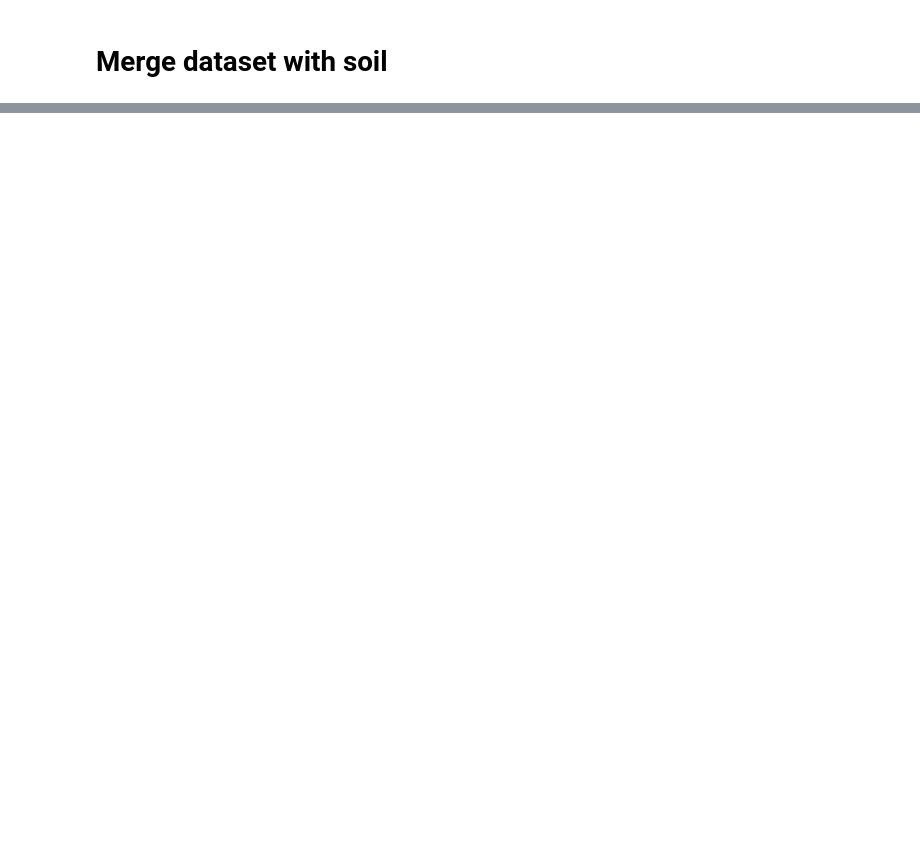
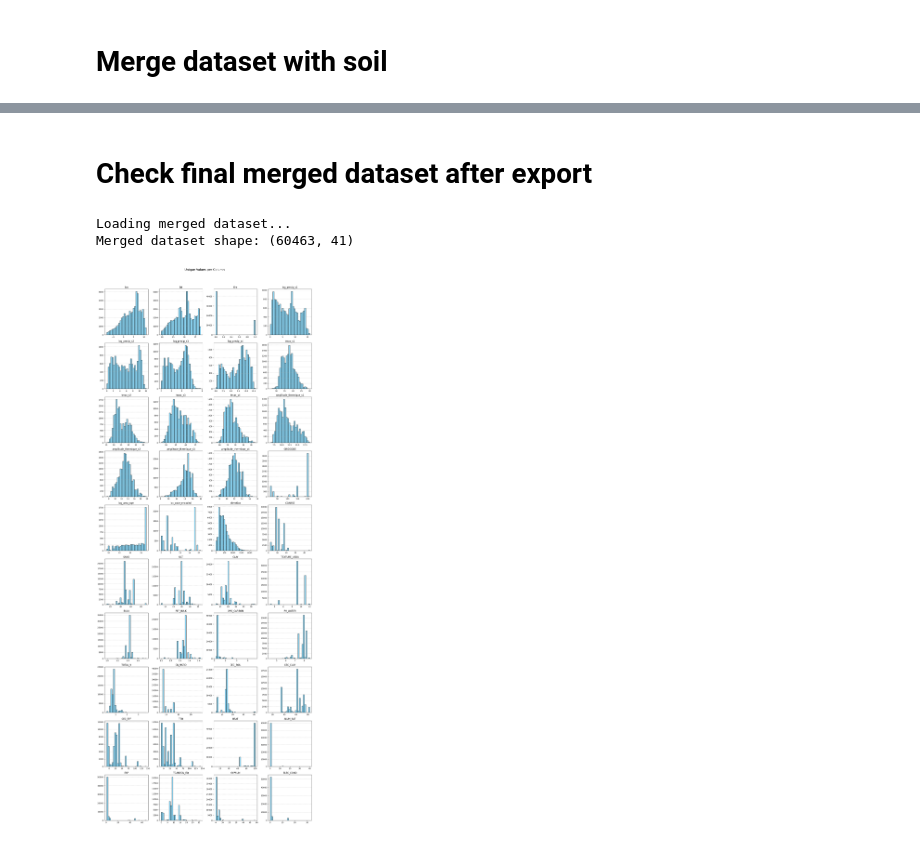
Before and after one commit to MohamedRamzi9/Data-Mining-Project, a Jupyter notebook: data_processing/merge_datasets.ipynb, the cells around one changed output, grey strips where cells are left out. Cells and saved outputs as stored; diff of their text form; code cells hidden in the pictures; blank space fills up the shorter version.

```diff
--- a/data_processing/merge_datasets.ipynb
+++ b/data_processing/merge_datasets.ipynb
@@ -140,0 +176,28 @@ Final merged dataset shape: (56864, 26)
+# %% [markdown]
+# Check final merged dataset after export
+# %%
+print("Loading merged dataset...")
+merged_dataset = pd.read_parquet(r"../local_dataset/dataset/merged_full.parquet", engine="fastparquet")
+print("Merged dataset shape:", merged_dataset.shape)
+merged_dataset.describe(include='all')
+
+def plot_histograms(numeric_cols):
+    cols_per_row = 4
+    n = len(numeric_cols.columns)
+    rows = math.ceil(n / cols_per_row)
+    plt.figure(figsize=(cols_per_row * 4, rows * 4))
+    plt.suptitle("Unique Values per Column", fontsize=16, y=1.02)
+    for i, col in enumerate(numeric_cols.columns, 1):
+        plt.subplot(rows, cols_per_row, i)
+        plt.hist(numeric_cols[col], bins=30, color='skyblue', edgecolor='black')
+        plt.title(col)
+        plt.grid(axis='y', linestyle='--', alpha=0.7)
+
+    plt.tight_layout()
+    plt.show()
+
+plot_histograms(merged_dataset.select_dtypes(include=[np.number]))
+# %% [output]
+Loading merged dataset...
+Merged dataset shape: (60463, 41)
+[figure, added]
```
Also changed, not shown: parts of 7 cells of this notebook, 3 other files.
